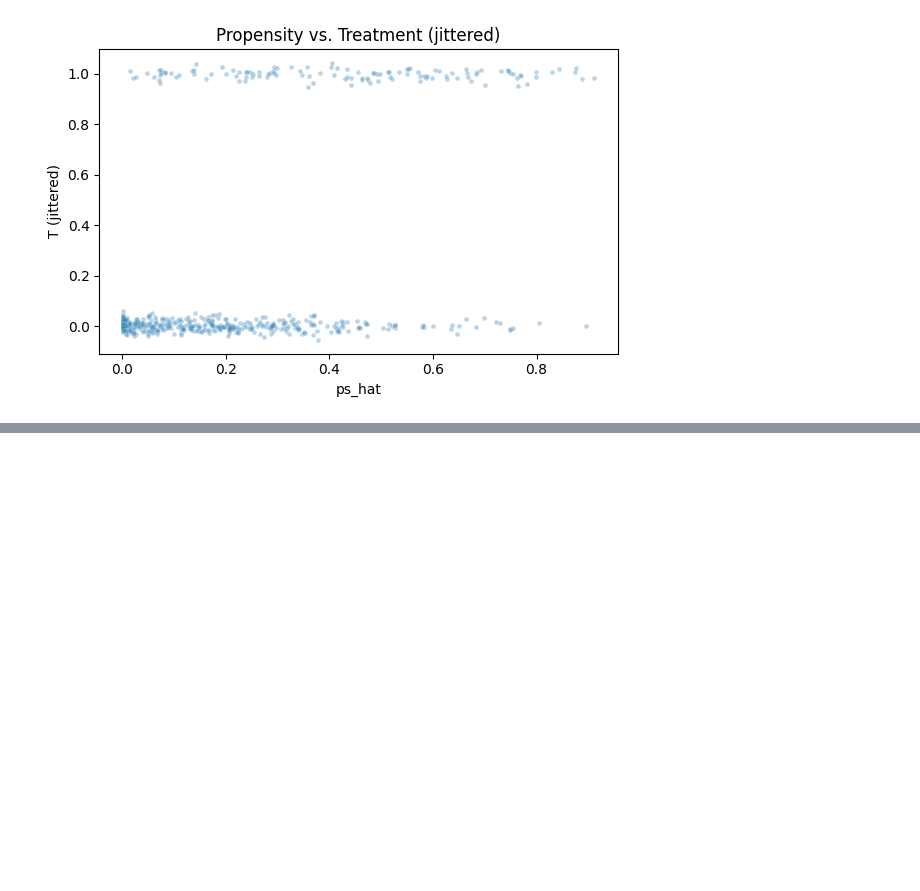
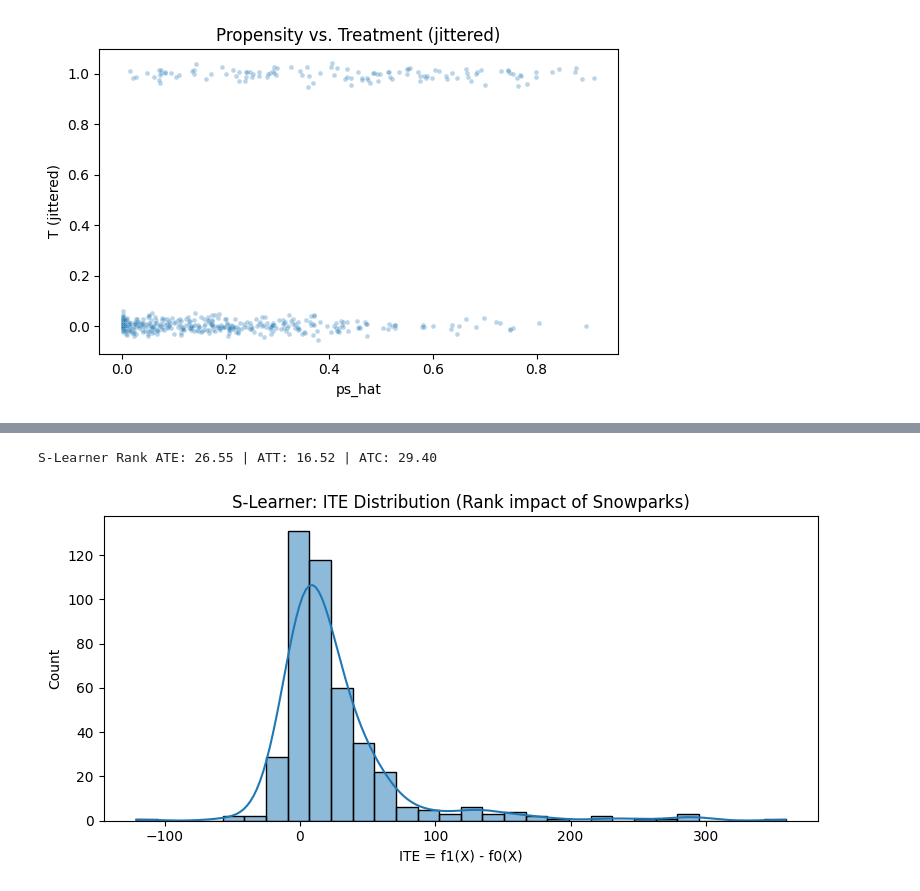
Before and after one commit to matansol/causal-inference-course, a Jupyter notebook: project/project.ipynb, the cells around one changed output, grey strips where cells are left out. Cells and saved outputs as stored; diff of their text form; code cells hidden in the pictures; blank space fills up the shorter version.

```diff
--- a/project/project.ipynb
+++ b/project/project.ipynb
@@ -1250,0 +1317,46 @@ AIPW ATE: -2.72 (95% CI: -7.18, 1.74)
+# %%
+# S-Learner for Rank
+from sklearn.ensemble import RandomForestRegressor
+from sklearn.model_selection import train_test_split
+import numpy as np
+import matplotlib.pyplot as plt
+import seaborn as sns
+
+T_COL = 'Snowparks_numeric' if 'Snowparks_numeric' in merged.columns else 'Snowparks'
+Y_COL = 'rank'
+numeric_cols = merged.select_dtypes(include=[np.number]).columns.tolist()
+ban_cols = {'Price', 'Rank', 'rank'}
+X_cols = [c for c in numeric_cols if c not in ban_cols]
+
+rank_df = merged.dropna(subset=[T_COL, Y_COL]).copy()
+X = rank_df[X_cols].fillna(0)
+T = rank_df[T_COL]
+Y = rank_df[Y_COL]
+
+# S-Learner: fit one model with treatment as a feature
+X_s = X.copy()
+X_s['T'] = T
+rf_s = RandomForestRegressor(n_estimators=150, random_state=42)
+rf_s.fit(X_s, Y)
+
+# Predict ITE for each unit
+X1 = X.copy(); X1['T'] = 1
+X0 = X.copy(); X0['T'] = 0
+f1_s = rf_s.predict(X1)
+f0_s = rf_s.predict(X0)
+ITE_s = f1_s - f0_s
+ATE_s = float(np.mean(ITE_s))
+ATT_s = float(np.mean(ITE_s[T==1])) if (T==1).any() else np.nan
+ATC_s = float(np.mean(ITE_s[T==0])) if (T==0).any() else np.nan
+print(f'S-Learner Rank ATE: {ATE_s:.2f} | ATT: {ATT_s:.2f} | ATC: {ATC_s:.2f}')
+
+plt.figure(figsize=(8,4))
+sns.histplot(ITE_s, bins=30, kde=True)
+plt.title('S-Learner: ITE Distribution (Rank impact of Snowparks)')
+plt.xlabel('ITE = f1(X) - f0(X)')
+plt.ylabel('Count')
+plt.tight_layout()
+plt.show()
+# %% [output]
+S-Learner Rank ATE: 26.55 | ATT: 16.52 | ATC: 29.40
+[figure, added]
```
Also changed, not shown: parts of 9 cells of this notebook, 1 other file.
